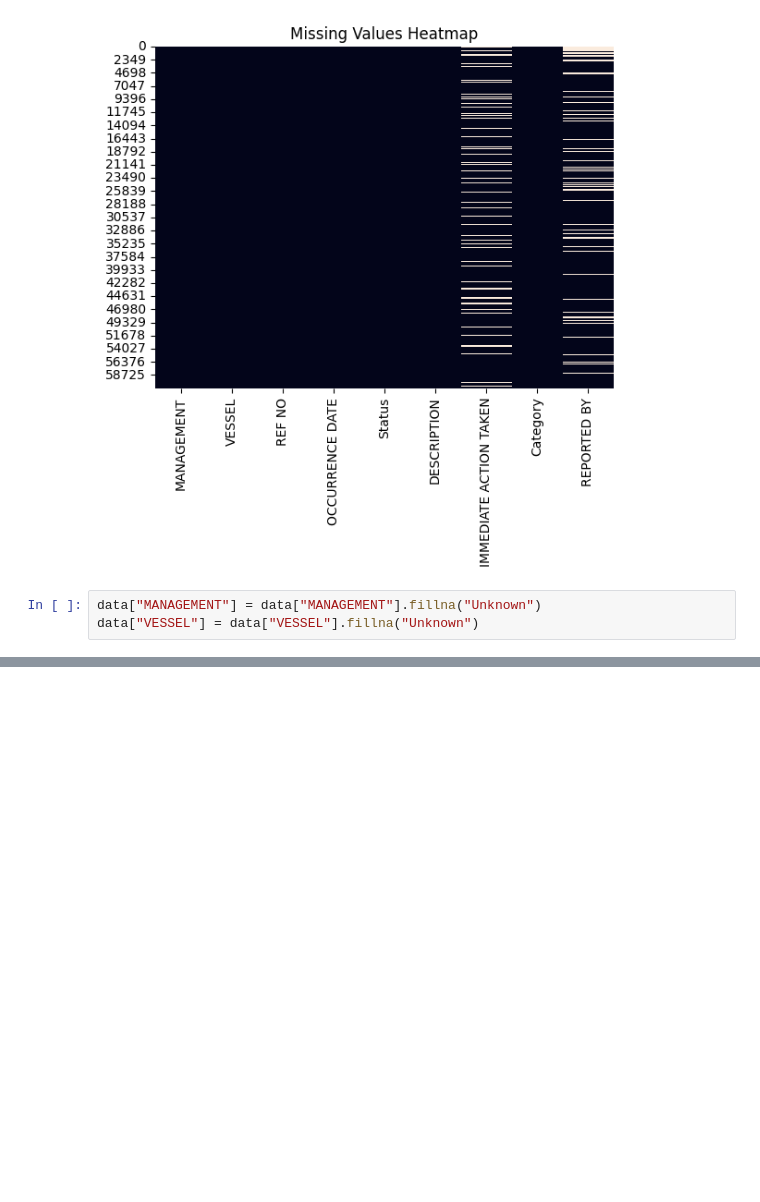
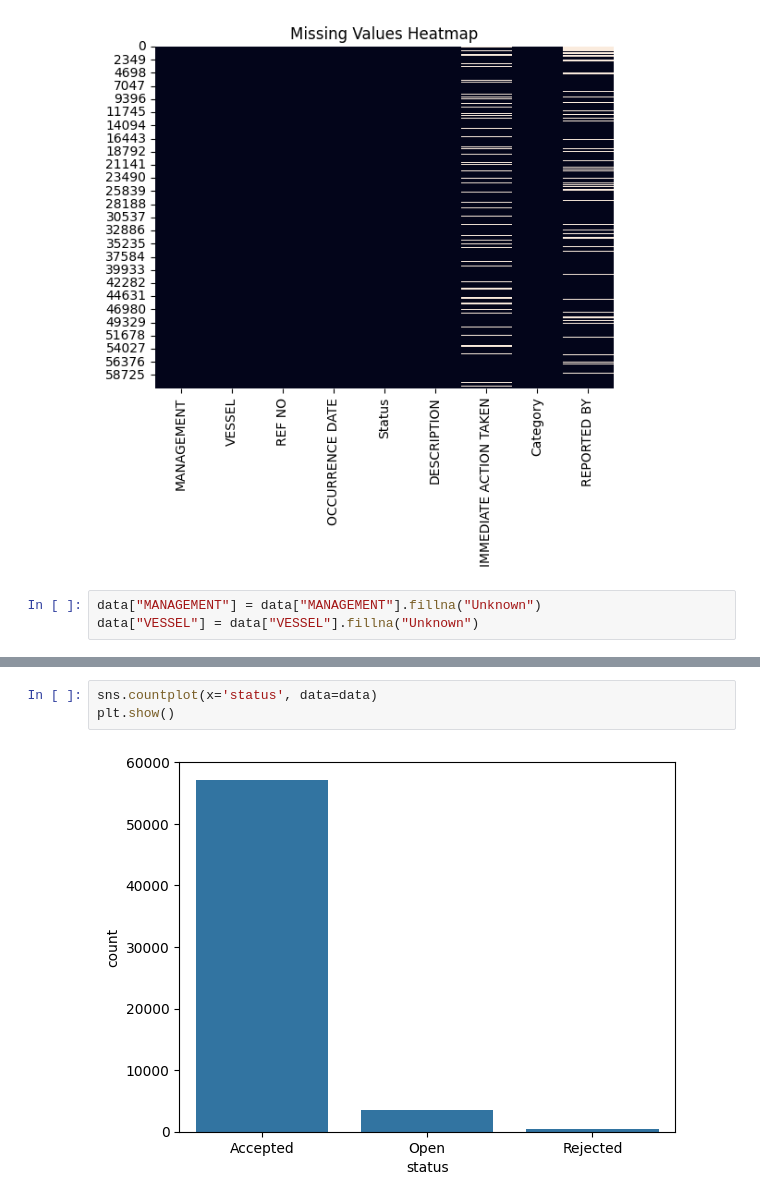
Before and after one commit to Noschithanachar/Data-Clean-and-EDA, a Jupyter notebook: LARPDatabase.ipynb, the cells around one changed output, grey strips where cells are left out. Saved outputs shown, nothing was run; the diff lists cells and outputs as text; blank space fills up the shorter version.

```diff
--- a/LARPDatabase.ipynb
+++ b/LARPDatabase.ipynb
@@ -161,0 +395,5 @@ data["VESSEL"] = data["VESSEL"].fillna("Unknown")
+# %%
+sns.countplot(x='status', data=data)
+plt.show()
+# %% [output]
+[figure, added]
```
Also changed, not shown: parts of 43 cells of this notebook.
